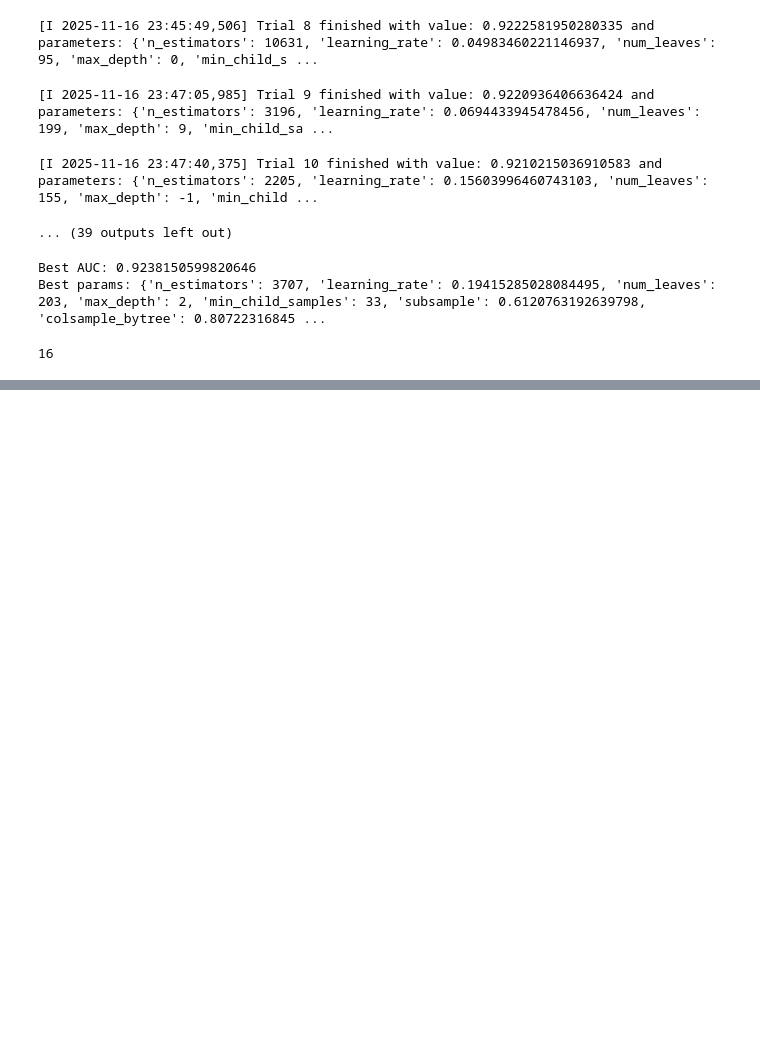
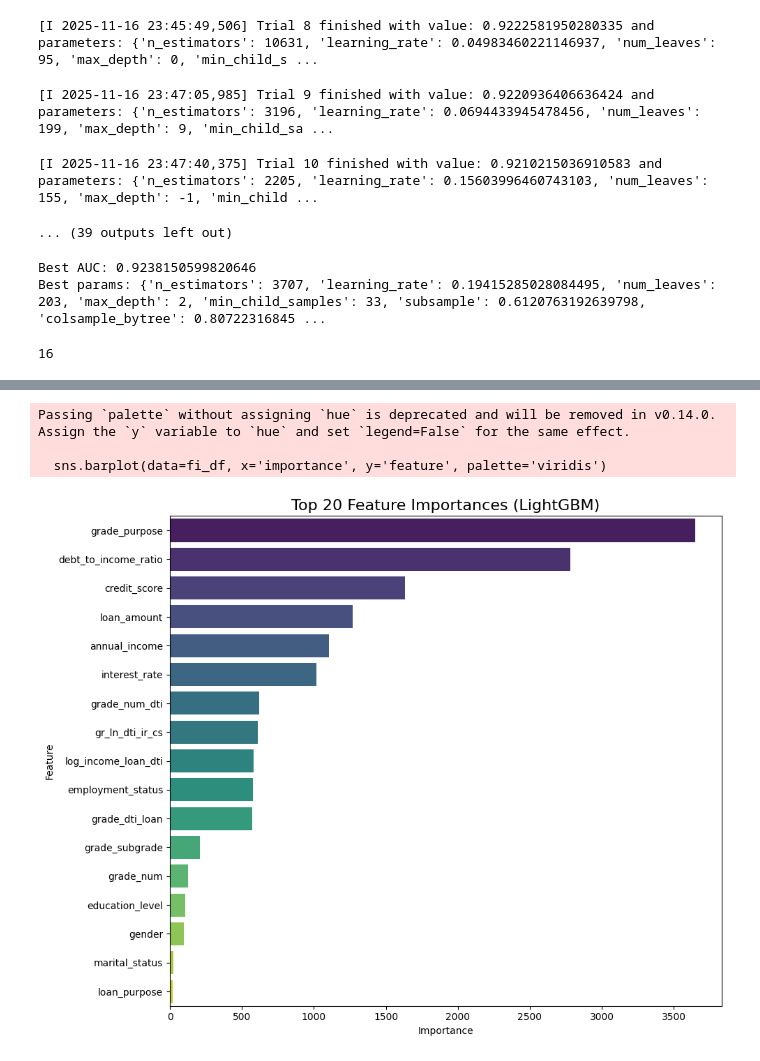
Before and after one commit to cringe-syco/ML, a Jupyter notebook: data/loan_payback/notebooks/loan-payback-local-ps.ipynb, the cells around one changed output, grey strips where cells are left out. Drawn from its saved outputs; the diff is of its cells as text; code cells hidden in the pictures; blank space fills up the shorter version.

```diff
--- a/data/loan_payback/notebooks/loan-payback-local-ps.ipynb
+++ b/data/loan_payback/notebooks/loan-payback-local-ps.ipynb
@@ -2691,3 +2691,5 @@ import os
 os.cpu_count()
 # %% [output]
 16
+# %%
+main = pd.read_csv(r'../playground-series-s5e11/train.csv')
@@ -2693,0 +3520,17 @@ os.cpu_count()
+# %%
+# Trial 34 finished with value: 0.923269381891765 and
+parameters_34 = {
+    'learning_rate': 0.01215383853501573,
+    'num_leaves': 219,
+    'max_depth': 11,
+    'n_estimators': 5631,
+    'min_child_samples': 43,
+    'min_child_weight': 0.00948101777564203,
+    'min_split_gain': 0.9949358702867261,
+    'subsample': 0.8502906912716568,
+    'subsample_freq': 3,
+    'colsample_bytree': 0.6102876913384263,
+    'reg_alpha': 8.456997793057816,
+    'reg_lambda': 4.422254584845334,
+    'scale_pos_weight': 2.5810888616640435
+}
@@ -2693,0 +3895,31 @@ os.cpu_count()
+# %%
+import pandas as pd
+import seaborn as sns
+import matplotlib.pyplot as plt
+
+# Get feature importance values and names
+importance = lgb_model.feature_importances_
+features = X.columns
+
+# Create a dataframe
+fi_df = pd.DataFrame({
+    'feature': features,
+    'importance': importance
+})
+
+# Sort values
+fi_df = fi_df.sort_values('importance', ascending=False)
+
+# Plot
+plt.figure(figsize=(10, 8))
+sns.barplot(data=fi_df, x='importance', y='feature', palette='viridis')
+plt.title("Top 20 Feature Importances (LightGBM)", fontsize=16)
+plt.xlabel("Importance")
+plt.ylabel("Feature")
+plt.tight_layout()
+plt.show()
+# %% [output]
+Passing `palette` without assigning `hue` is deprecated and will be removed in v0.14.0. Assign the `y` variable to `hue` and set `legend=False` for the same effect.
+
+  sns.barplot(data=fi_df, x='importance', y='feature', palette='viridis')
+[figure, added]
```
Also changed, not shown: parts of 34 cells of this notebook, 22 other files.
